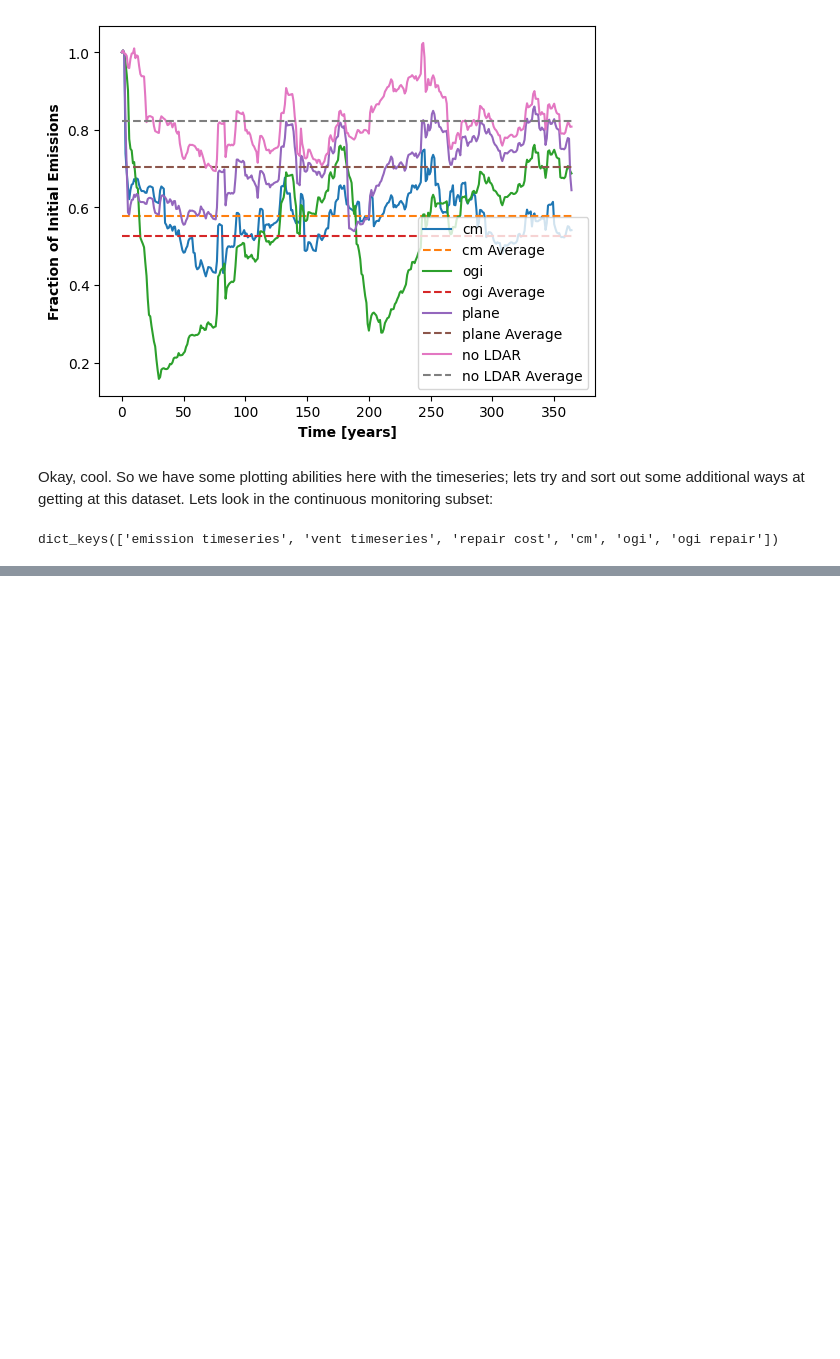
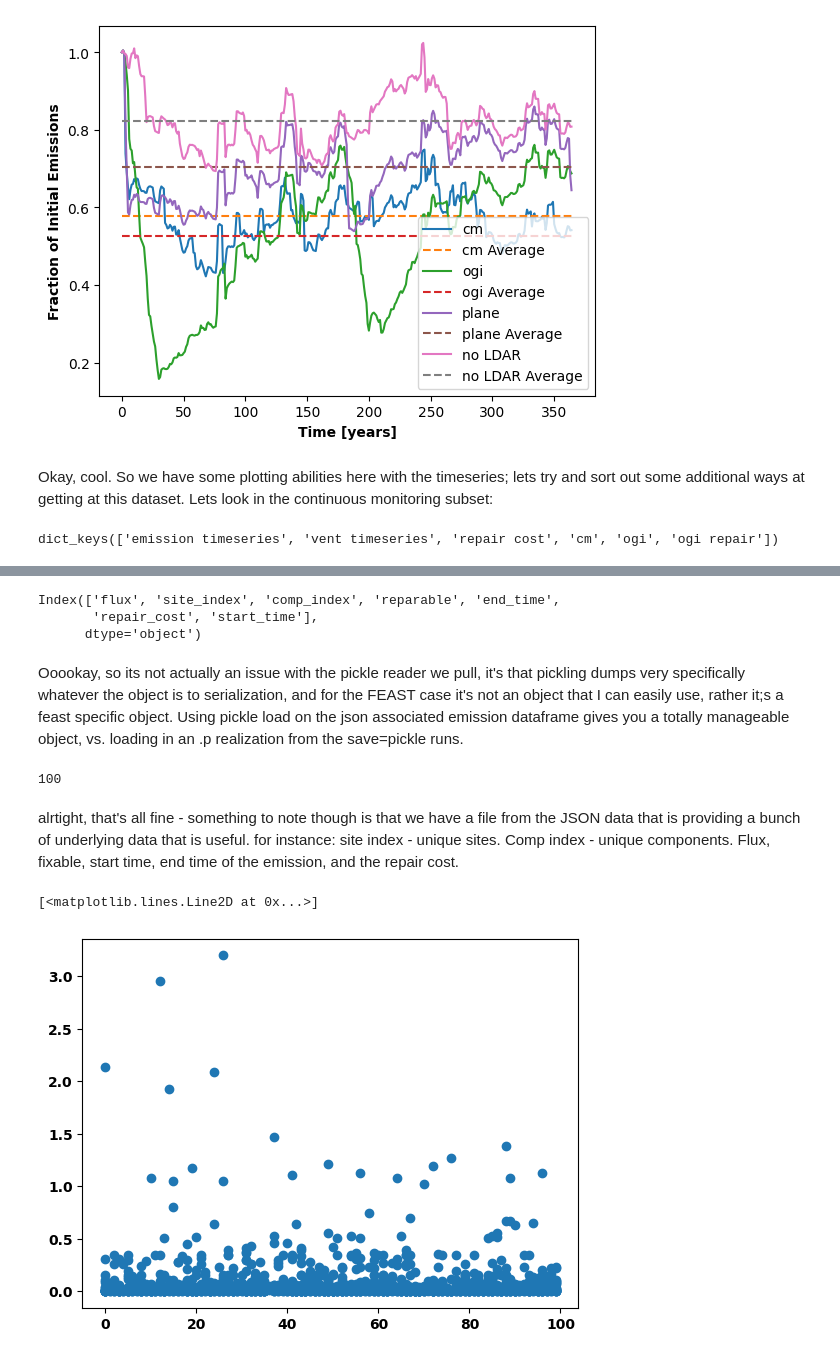
Before and after one commit to hanshall/FEAST_PtE, a Jupyter notebook: FEAST Tutorial Plotting Work.ipynb, the cells around one changed output, grey strips where cells are left out. Cells and saved outputs as stored; diff of their text form; code cells hidden in the pictures; blank space fills up the shorter version.

```diff
--- a/FEAST Tutorial Plotting Work.ipynb
+++ b/FEAST Tutorial Plotting Work.ipynb
@@ -211,8 +202,11 @@ Okay - we have the initial simulation run and saved in json. So lets look at tha
 I had to modify slightly; the original python notebook didn't include the continuous monitoring in the json save, which is real dumb.
 # %%
 import json
-realn = len(os.listdir('TutorialResults')) - 2
-with open('TutorialResults/realization' +str(realn) + '.json') as f:
+# realn = len(os.listdir('TutorialResults')) - 2
+# with open('TutorialResults/realization' +str(realn) + '.json') as f:
+#     runresults = json.load(f)
+
+with open('TutorialResults/realization0.json') as f:
     runresults = json.load(f)
 # %%
 runresults.keys()
@@ -293,0 +365,9 @@ cm_rc = np.array(runresults['cm']['ogi repair']['repair cost'])
+# %%
+em = pd.read_pickle(f"TutorialResults/realization0_emissionsDataFrame.p")
+em.keys()
+# %% [output]
+Index(['flux', 'site_index', 'comp_index', 'reparable', 'end_time',
+       'repair_cost', 'start_time'],
+      dtype='object')
+# %% [markdown]
+Ooookay, so its not actually an issue with the pickle reader we pull, it's that pickling dumps very specifically whatever the object is to serialization, and for the FEAST case it's not an object that I can easily use, rather it;s a feast specific object. Using pickle load on the json associated emission dataframe gives you a totally manageable object, vs. loading in an .p realization from the save=pickle runs.
@@ -293,0 +380,11 @@ cm_rc = np.array(runresults['cm']['ogi repair']['repair cost'])
+# %%
+len(pd.unique(em['site_index']))
+# %% [output]
+100
+# %% [markdown]
+alrtight, that's all fine - something to note though is that we have a file from the JSON data that is providing a bunch of underlying data that is useful. for instance: site index - unique sites. Comp index - unique components. Flux, fixable, start time, end time of the emission, and the repair cost.
+# %%
+plt.plot(em['site_index'], em['flux'], 'o')
+# %% [output]
+[<matplotlib.lines.Line2D at 0x...>]
+[figure, added]
```
Also changed, not shown: parts of 25 cells of this notebook.
